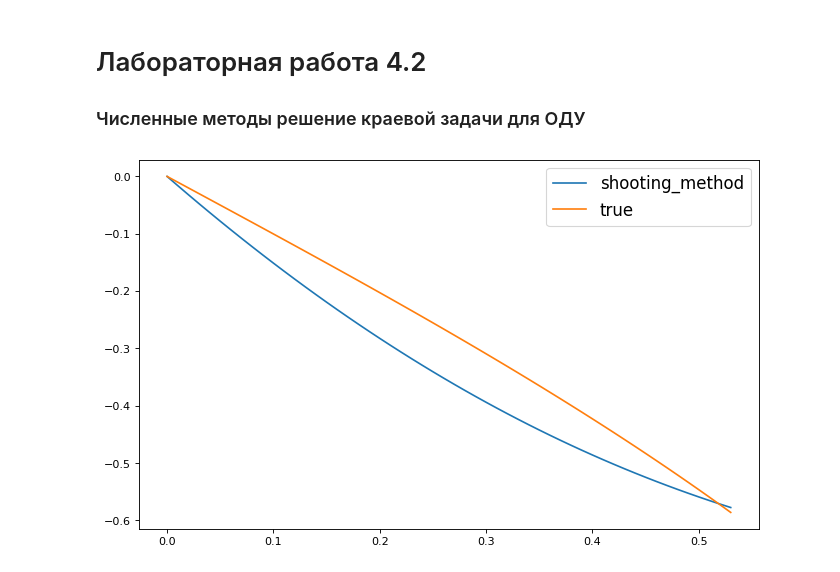
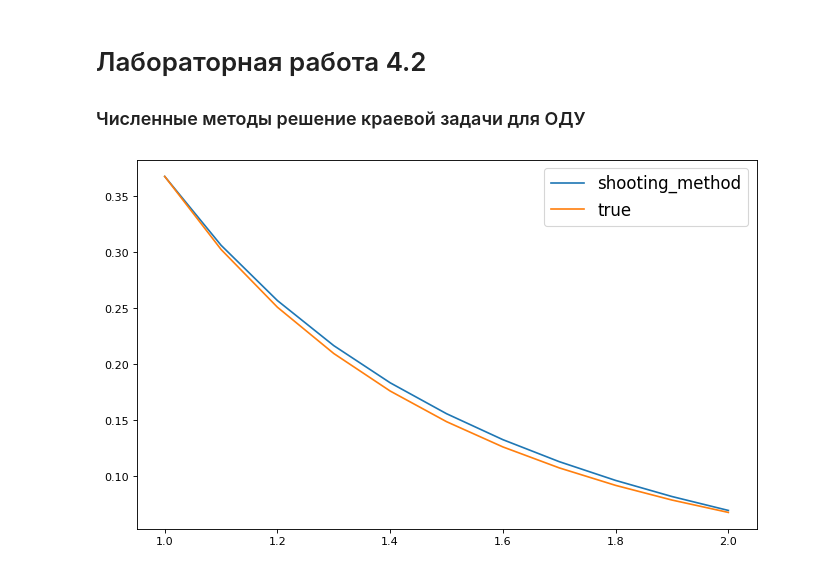
Before and after one commit to protaxY/Numeric-methods_labs, a Jupyter notebook: lab4.ipynb, the cells around one changed output. Cells and saved outputs as stored; diff of their text form; code cells hidden in the pictures.

```diff
--- a/lab4.ipynb
+++ b/lab4.ipynb
@@ -222,36 +222,33 @@ def shooting_method(f, y_0, h, left_x, right_x, end_value, e):
 
     return np.arange(left_x, right_x+h, h), solution
 # %%
+# 12
 def true_y(x):
-    return x**3+x**2+2
+    return np.exp(-x)/x
+def f(x, y, z):
+    return -2*(z/x) + y
+y_0 = 1/np.e
+end_value = 0.5*(1/np.e**2)
+left_x = 1
+right_x = 2
 
-def f(x, y, z):
-    print(x, y, z)
-    return (4*(x**2+3)*z-6*x*y)/(x*(x**2+6))
+# def f(x, y, z):
+#     return np.exp(x)+np.sin(y)
+# left_x = 0
+# right_x = 1
+# y_0 = 1
+# end_value = 2
 
-# 6
-def true_y(x):
-    return -np.tan(x)
-
-def f(x, y, z):
-    return 2*(1+(np.tan(x)**2)*y)
-
-
-y_0 = 0
-left_x = 0
-right_x = np.pi/6
-end_value = -np.sqrt(3)/3
-h = 0.01
-
-e = 0.00001
+h = 0.1
+e = 0.01
 
 x, y = shooting_method(f, y_0, h, left_x, right_x, end_value, e)
 
 plt.figure(figsize=(10, 6), dpi=80)
 plt.plot(x, y, label = 'shooting_method')
 plt.plot(x, true_y(x), label = 'true')
 plt.legend(loc=0, prop={'size': 15})
 plt.show()
 # %% [output]
-[figure, old version]
+[figure, new version]
 # %%
```
Also changed, not shown: parts of 2 cells of this notebook, 2 other files.
